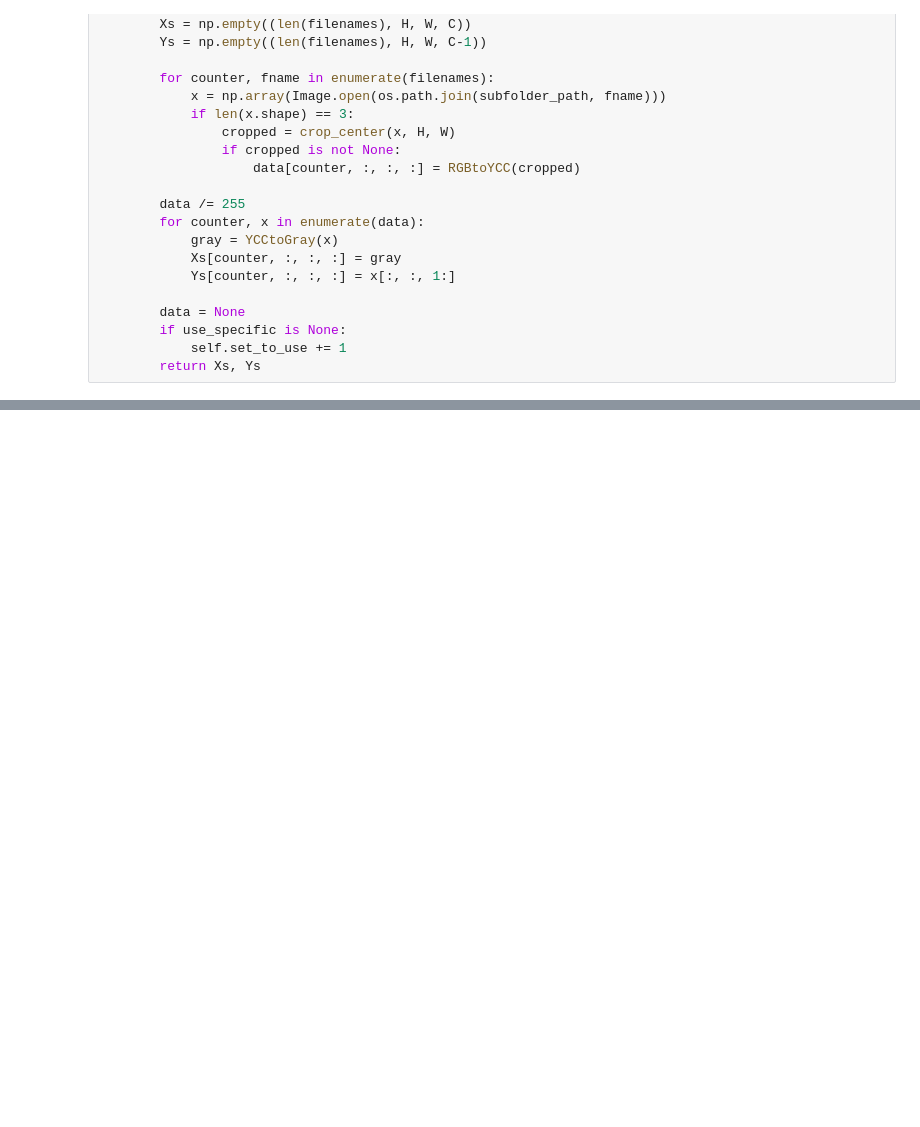
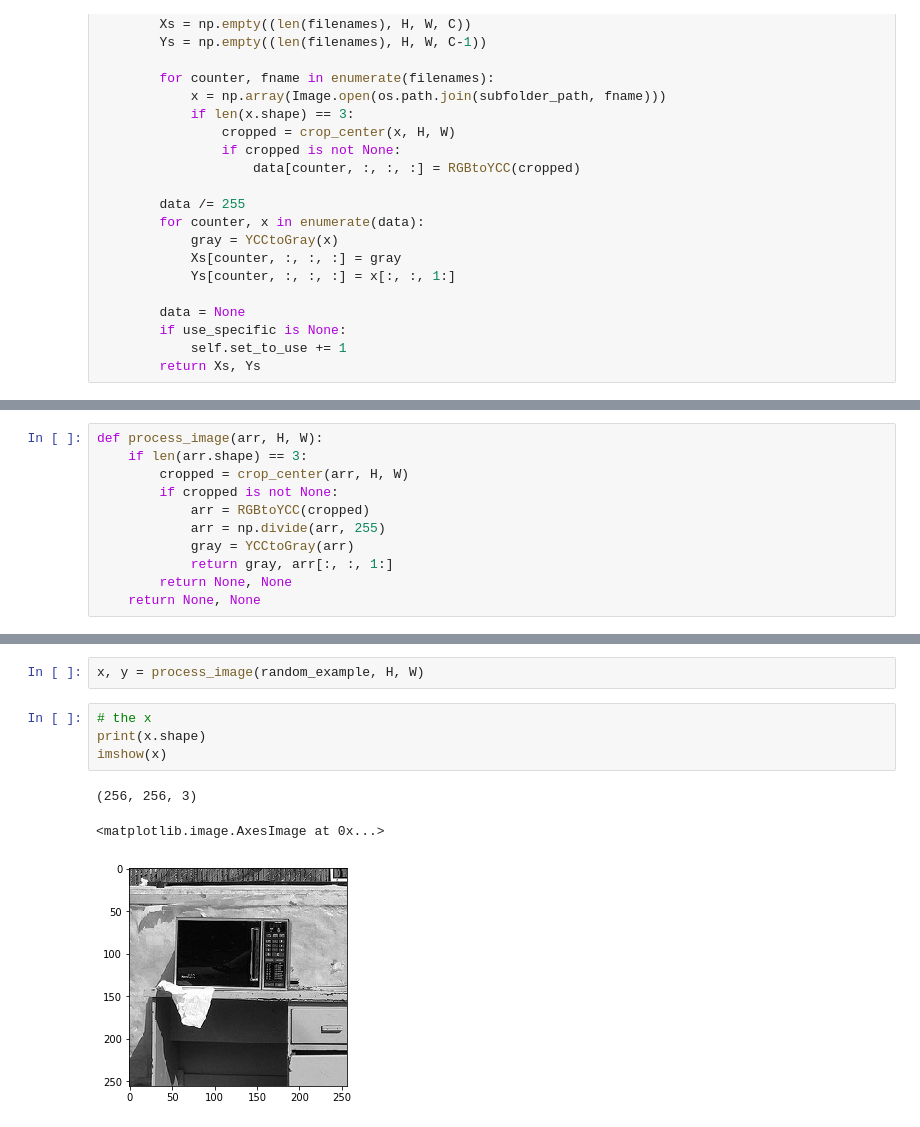
Before and after one commit to kkhosla96/cs231n-project, a Jupyter notebook: project.ipynb, the cells around one changed output, grey strips where cells are left out. Cells and saved outputs as stored; diff of their text form; blank space fills up the shorter version.

```diff
--- a/project.ipynb
+++ b/project.ipynb
@@ -114,0 +107,11 @@ imshow(random_example)
+# %%
+def process_image(arr, H, W):
+    if len(arr.shape) == 3:
+        cropped = crop_center(arr, H, W)
+        if cropped is not None:
+            arr = RGBtoYCC(cropped)
+            arr = np.divide(arr, 255)
+            gray = YCCtoGray(arr)
+            return gray, arr[:, :, 1:]
+        return None, None
+    return None, None
@@ -124,0 +152,10 @@ imshow(RGBtoGray(random_example))
+# %%
+x, y = process_image(random_example, H, W)
+# %%
+# the x
+print(x.shape)
+imshow(x)
+# %% [output]
+(256, 256, 3)
+<matplotlib.image.AxesImage at 0x...>
+[figure, added]
```
Also changed, not shown: parts of 24 cells of this notebook, 8 other files.
